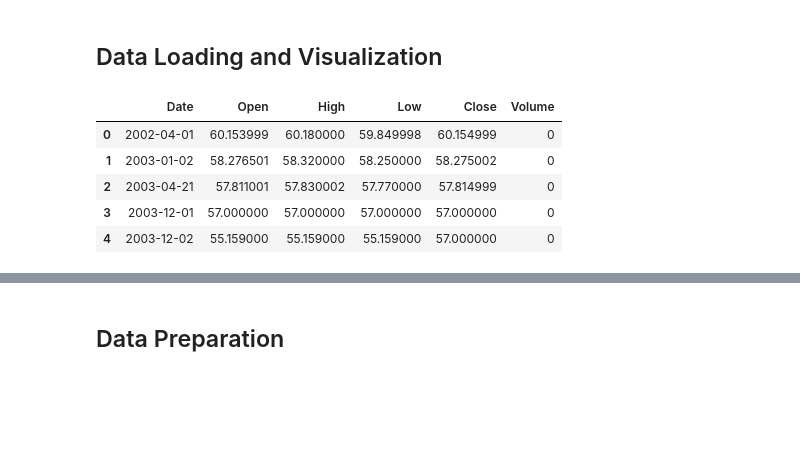
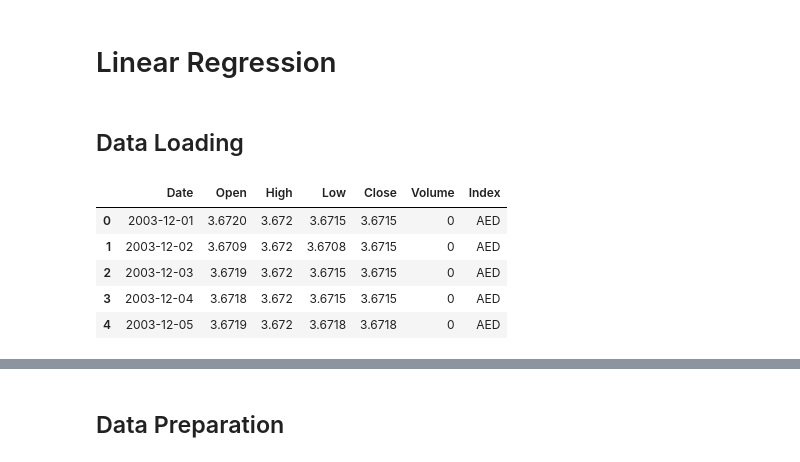
Before and after one commit to Stefan-Kniejski/Project-4-Group-2, a Jupyter notebook: Analysis/linear_regression_currency.ipynb, the cells around one changed output, grey strips where cells are left out. Cells and saved outputs as stored; diff of their text form; code cells hidden in the pictures; blank space fills up the shorter version.

```diff
--- a/Analysis/linear_regression_currency.ipynb
+++ b/Analysis/linear_regression_currency.ipynb
@@ -12,15 +11,31 @@ from sklearn.metrics import mean_squared_error, r2_score
+# %% [markdown]
+# Linear Regression
 # %% [markdown]
-## Data Loading and Visualization
+## Data Loading
-# %%
-# Read currency data
-df_currency = pd.read_csv('Resources/Price-Data/PKR_Pakistani-Rupee.csv')
-
-# Display sample data
-df_currency.head()
-# %% [output]
-|  | Date | Open | High | Low | Close | Volume |
-| 0 | 2002-04-01 | 60.153999 | 60.180000 | 59.849998 | 60.154999 | 0 |
-| 1 | 2003-01-02 | 58.276501 | 58.320000 | 58.250000 | 58.275002 | 0 |
-| 2 | 2003-04-21 | 57.811001 | 57.830002 | 57.770000 | 57.814999 | 0 |
-| 3 | 2003-12-01 | 57.000000 | 57.000000 | 57.000000 | 57.000000 | 0 |
-| 4 | 2003-12-02 | 55.159000 | 55.159000 | 55.159000 | 57.000000 | 0 |
+# %%
+directory = 'Resources/Price-Data'
+all_files = os.listdir(directory)
+df_list = []
+
+# Loads in all the csv's and merge them into one merged_df
+for file in all_files:
+    if file.endswith('.csv'):
+        df = pd.read_csv(os.path.join(directory, file))
+        # Extract the first three letters of the filename
+        file_prefix = file[:3]
+        # Create a new column with the file prefix value for each row
+        df['Index'] = file_prefix
+        df_list.append(df)
+
+merged_df = pd.concat(df_list)
+
+merged_df.to_csv('Resources/merged_df.csv', index=False)
+
+merged_df.head()
+# %% [output]
+|  | Date | Open | High | Low | Close | Volume | Index |
+| 0 | 2003-12-01 | 3.6720 | 3.672 | 3.6715 | 3.6715 | 0 | AED |
+| 1 | 2003-12-02 | 3.6709 | 3.672 | 3.6708 | 3.6715 | 0 | AED |
+| 2 | 2003-12-03 | 3.6719 | 3.672 | 3.6715 | 3.6715 | 0 | AED |
+| 3 | 2003-12-04 | 3.6718 | 3.672 | 3.6715 | 3.6715 | 0 | AED |
+| 4 | 2003-12-05 | 3.6719 | 3.672 | 3.6718 | 3.6718 | 0 | AED |
```
Also changed, not shown: parts of 16 cells of this notebook, 1 other file.
